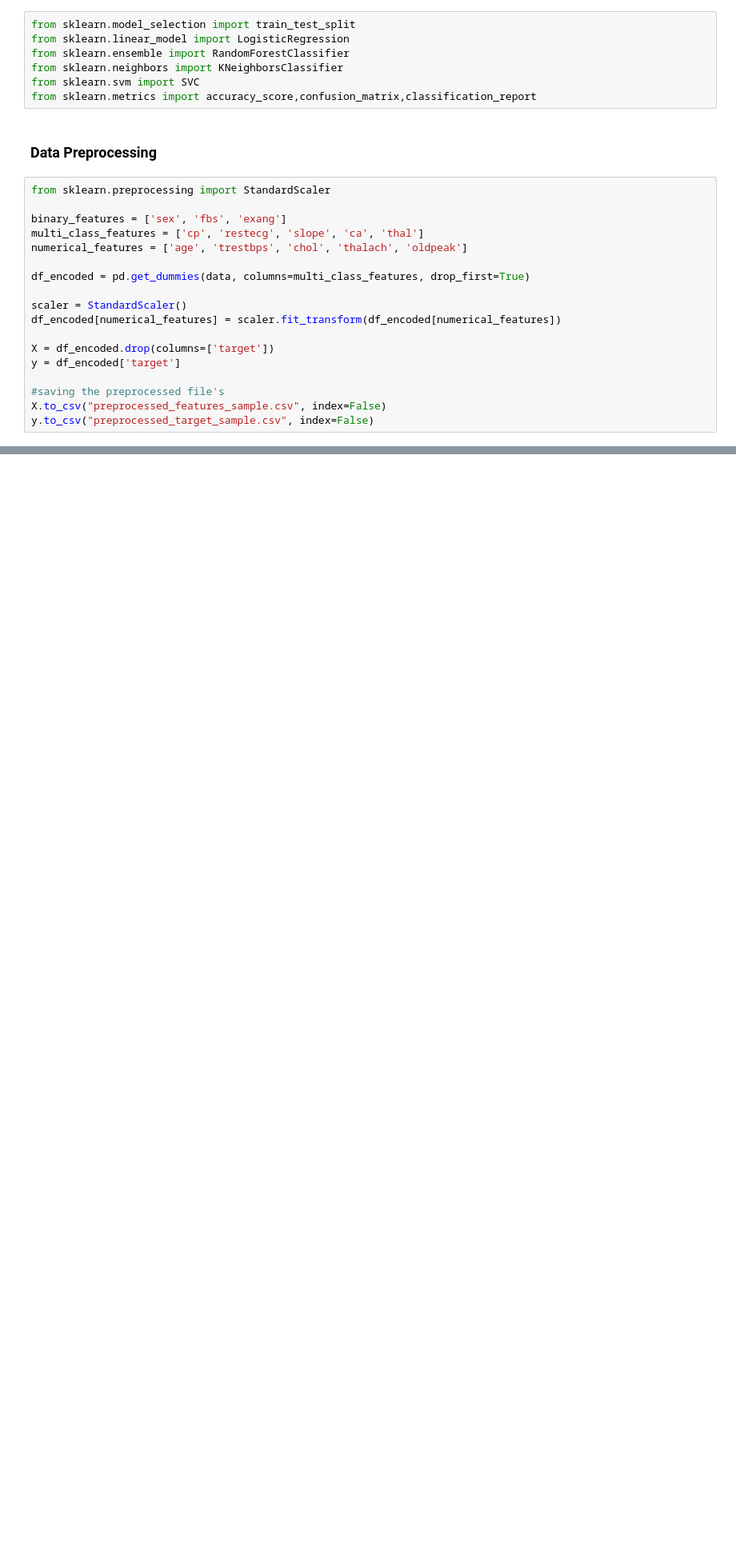
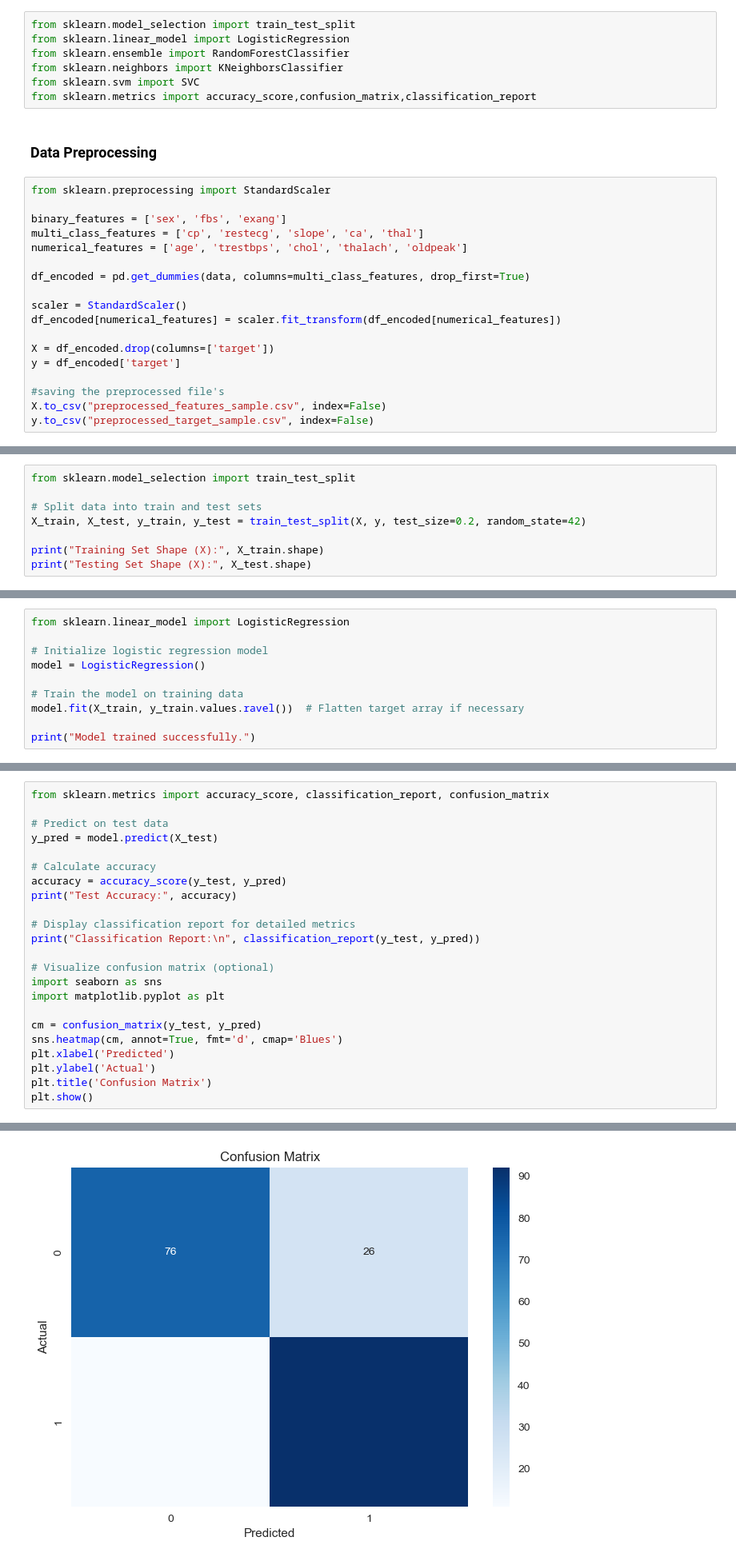
Before and after one commit to sumedha-ganguli/ds_project, a Jupyter notebook: Heart_Disease_Prediction.ipynb, the cells around one changed output, grey strips where cells are left out. Shown at 80% size. Drawn from its saved outputs; the diff is of its cells as text; blank space fills up the shorter version.

Commit message:
Updated Heart Disease Prediction notebook

```diff
--- a/Heart_Disease_Prediction.ipynb
+++ b/Heart_Disease_Prediction.ipynb
@@ -81,0 +97,8 @@ y.to_csv("preprocessed_target_sample.csv", index=False)
+# %%
+from sklearn.model_selection import train_test_split
+
+# Split data into train and test sets
+X_train, X_test, y_train, y_test = train_test_split(X, y, test_size=0.2, random_state=42)
+
+print("Training Set Shape (X):", X_train.shape)
+print("Testing Set Shape (X):", X_test.shape)
@@ -81,0 +108,10 @@ y.to_csv("preprocessed_target_sample.csv", index=False)
+# %%
+from sklearn.linear_model import LogisticRegression
+
+# Initialize logistic regression model
+model = LogisticRegression()
+
+# Train the model on training data
+model.fit(X_train, y_train.values.ravel())  # Flatten target array if necessary
+
+print("Model trained successfully.")
@@ -81,0 +120,24 @@ y.to_csv("preprocessed_target_sample.csv", index=False)
+# %%
+from sklearn.metrics import accuracy_score, classification_report, confusion_matrix
+
+# Predict on test data
+y_pred = model.predict(X_test)
+
+# Calculate accuracy
+accuracy = accuracy_score(y_test, y_pred)
+print("Test Accuracy:", accuracy)
+
+# Display classification report for detailed metrics
+print("Classification Report:\n", classification_report(y_test, y_pred))
+
+# Visualize confusion matrix (optional)
+import seaborn as sns
+import matplotlib.pyplot as plt
+
+cm = confusion_matrix(y_test, y_pred)
+sns.heatmap(cm, annot=True, fmt='d', cmap='Blues')
+plt.xlabel('Predicted')
+plt.ylabel('Actual')
+plt.title('Confusion Matrix')
+plt.show()
+# %% [output]
@@ -81,0 +154 @@ y.to_csv("preprocessed_target_sample.csv", index=False)
+[figure, added]
```
Also changed, not shown: parts of 9 cells of this notebook.
